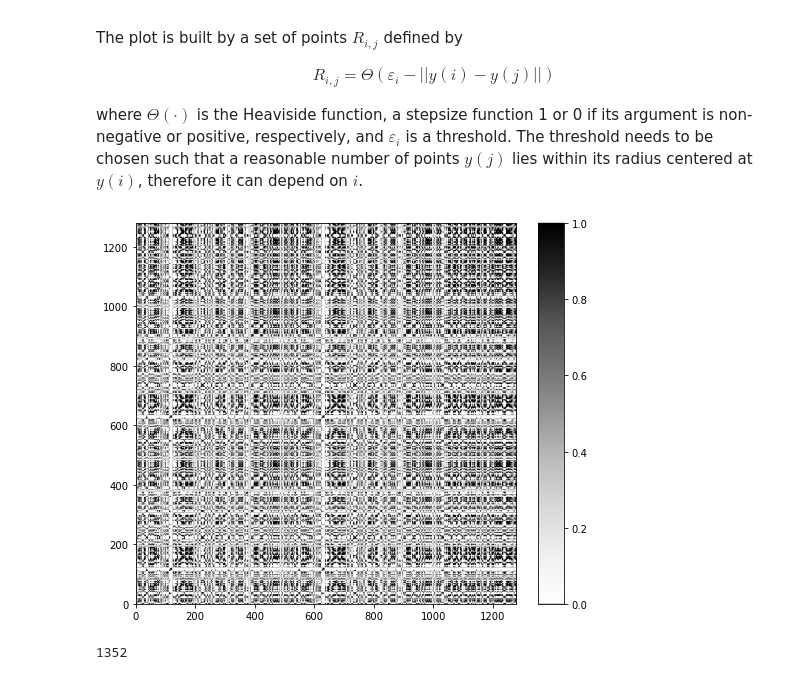
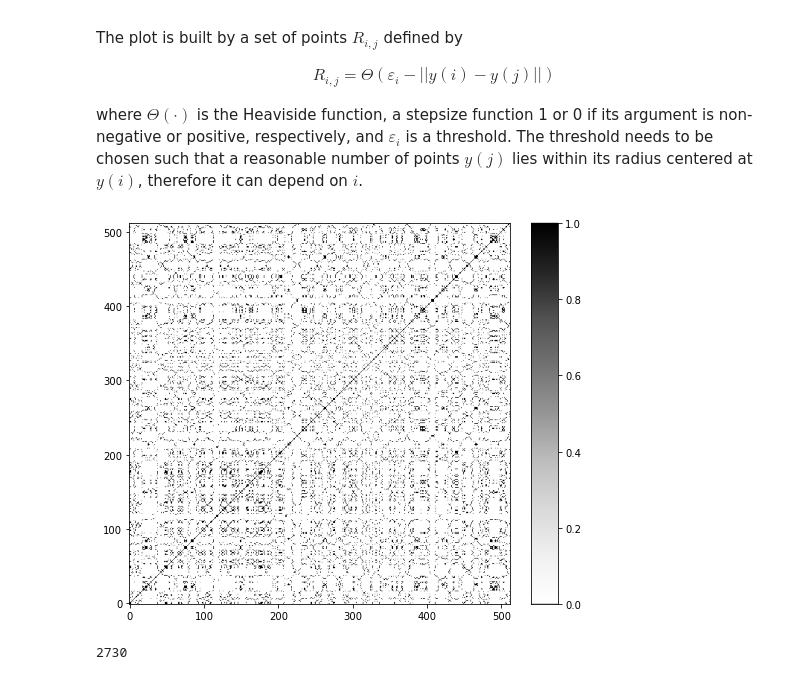
Before and after one commit to patrick-oliveira/ICDeepLearning, a Jupyter notebook: 3 - Time Series Imaging.ipynb, the cells around one changed output. Cells and saved outputs as stored; diff of their text form; code cells hidden in the pictures.

```diff
--- a/3 - Time Series Imaging.ipynb
+++ b/3 - Time Series Imaging.ipynb
@@ -15,7 +15,7 @@ from Scripts.data import Fields
 ***
 # %%
 # GENERAL PARAMETERS
-signal_length = '1024'
+signal_length = '512'
 preprocessing = 'cca'
 data = pd.read_csv((Project.output_dir/('SSVEPDataset_'+signal_length+'.csv')).__str__(), dtype = 'str')
 indexes = list(data.index)
@@ -75,7 +75,7 @@ $$
 $$
 # %%
 # EXAMPLE: GRAMIAN ANGULAR SUMMATION FIELD
-sample = np.loadtxt(data.loc[0]['path']).reshape(1, -1)
+sample = np.loadtxt( (Project.combined_series_dir / preprocessing / signal_length / data.loc[0]['subject'] / data.loc[0]['state'] / data.loc[0]['file']).__str__() ).reshape(1, -1)
 gasf = GramianAngularField(image_size = 1., method = 'summation')
 X_gasf = gasf.fit_transform(sample)
 
@@ -135,7 +135,7 @@ $$
 Each value $M_{ij}$ corresponds to the transition probability $q_i \rightarrow q_j$, where $q_i, q_j \in [1, Q]$ are the quantile bins that contain the data at time stamp $i$ and $j$, respectively. It can be understood as a spreading out of the Markov Transition Matrix $W$, considering temporal relations - $M_{i, j | |i - j| = k}$ denotes the transition probability between points with time interval $k$. The size of the MTF is regulated by the non-overlapping application of a $m \times m $ kernel $\{\dfrac{1}{m^2}\}_{m\times m}$.
 # %%
 # EXAMPLE: MARKOV TRANSITION FIELD
-sample = np.loadtxt(data.loc[0]['path']).reshape(1, -1)
+sample = np.loadtxt( (Project.combined_series_dir / preprocessing / signal_length / data.loc[0]['subject'] / data.loc[0]['state'] / data.loc[0]['file']).__str__() ).reshape(1, -1)
 mtf = MarkovTransitionField(image_size = 1.0)
 X_mtf = mtf.fit_transform(sample)
 
@@ -193,26 +195,26 @@ where $\Theta(\cdot)$ is the Heaviside function, a stepsize function 1 or 0 if i
 # %%
 # EXAMPLE: RECURRENCE PLOT
 sample = np.loadtxt( (Project.combined_series_dir / preprocessing / signal_length / data.loc[0]['subject'] / data.loc[0]['state'] / data.loc[0]['file']).__str__() ).reshape(1, -1)
-mtf = RecurrencePlot(threshold = 'point', percentage = 40)
+mtf = RecurrencePlot(threshold = 'point', percentage = 10)
 X_mtf = mtf.fit_transform(sample)
 
 fig = plt.figure(figsize = (12, 7))
 grid = ImageGrid(fig, 111,
                  nrows_ncols=(1, 1),
                  axes_pad=0.15,
                  share_all=True,
                  cbar_location="right",
                  cbar_mode="single",
                  cbar_size="7%",
                  cbar_pad=0.3,
                  )
 
 for ax in grid:
     im = ax.imshow(X_mtf[0], cmap = 'Greys', origin = 'lower')
 
 ax.cax.colorbar(im)
 ax.cax.toggle_label(True)
 plt.show()
 # %% [output]
-[figure, old version]
+[figure, new version]
 # %%
@@ -223,5 +225,5 @@ fig_path = Project.images_dir / preprocessing / method / signal_length
 # %%
 len(data)
 # %% [output]
-1352
+2730
 # %%
```
Also changed, not shown: parts of 7 cells of this notebook, 12 other files.
